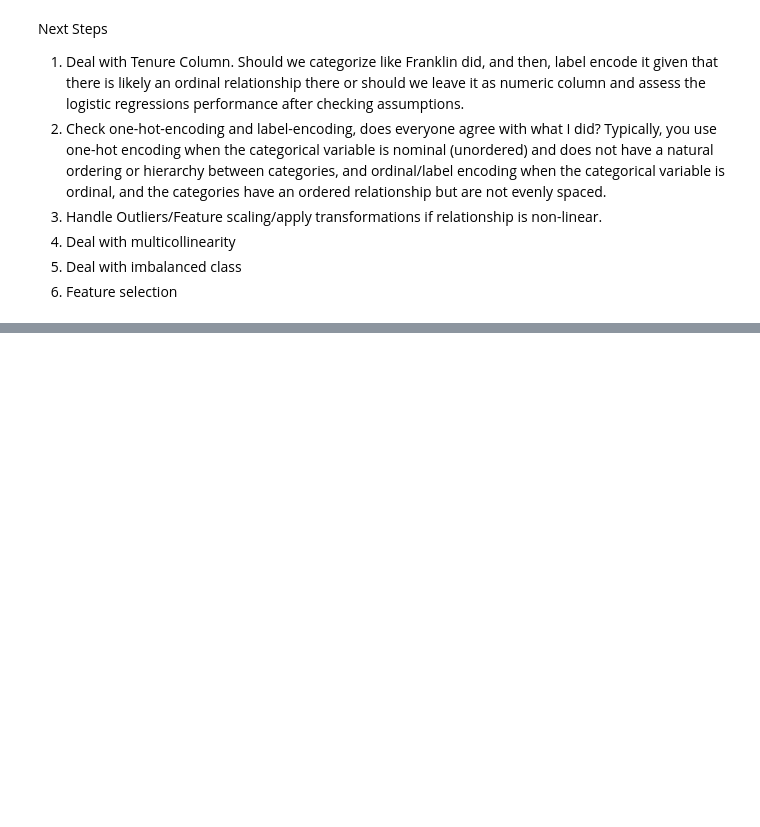
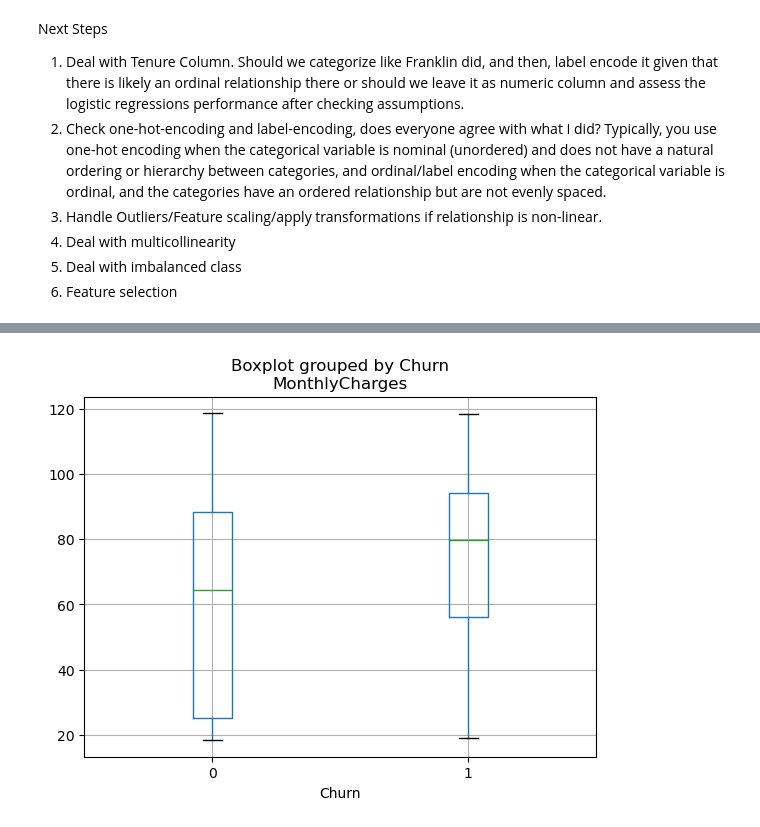
Before and after one commit to franklinjtan/Teleco-Churn-Management-Dashboard, a Jupyter notebook: code/Telecom_EDA_Feature_Engineering.ipynb, the cells around one changed output, grey strips where cells are left out. Saved outputs shown, nothing was run; the diff lists cells and outputs as text; code cells hidden in the pictures; blank space fills up the shorter version.

```diff
--- a/code/Telecom_EDA_Feature_Engineering.ipynb
+++ b/code/Telecom_EDA_Feature_Engineering.ipynb
@@ -490,0 +533,17 @@ Next Steps
+# %%
+from sklearn.preprocessing import OrdinalEncoder
+
+# Create an instance of OrdinalEncoder
+encoder = OrdinalEncoder(categories=[["0-12", "13-24", "25-36", "37-48", "48+"]])
+
+# Fit the encoder to the data and transform the "tenure_segment" column
+encoded_data = encoder.fit_transform(df2[['tenure_segment']])
+
+# Replace the original "tenure" column with the encoded values
+df2['tenure_segment_encoded'] = encoded_data
+# %%
+# Drop tenure
+df2 = df2.drop(columns='tenure', axis = 1)
+# %%
+# Drop tenure_segment
+df2 = df2.drop(columns='tenure_segment', axis=1)
@@ -490,0 +571,24 @@ Next Steps
+# %%
+## One-Hot Encoding for Nominal Categorical Variables
+from sklearn.preprocessing import OneHotEncoder
+
+# Create an instance of the OneHotEncoder
+encoder2 = OneHotEncoder()
+
+# Nominal Variables to Select
+nominal_cols2 = ['PaymentMethod_Bank transfer (automatic)',
+                'PaymentMethod_Credit card (automatic)',
+                'PaymentMethod_Electronic check',
+                'PaymentMethod_Mailed check'
+               ]
+
+# Fit and transform the data using the encoder
+one_hot_encoded2 = encoder2.fit_transform(df2[nominal_cols2])
+
+# Convert the ecoded data to a Dataframe
+one_hot_encoded_df2 = pd.DataFrame(one_hot_encoded2.toarray(), columns=encoder2.get_feature_names_out(nominal_cols2))
+
+# Concatenate the encoded DataFrame with the original DataFrame
+df2 = pd.concat([df2, one_hot_encoded_df2], axis=1)
+df2 = df2.drop(columns=nominal_cols2, axis=1)
+df2.info()
@@ -490,0 +613,5 @@ Next Steps
+# %%
+df2.boxplot(column='MonthlyCharges', by='Churn')
+plt.show()
+# %% [output]
+[figure, added]
```
Also changed, not shown: parts of 14 cells of this notebook, 1 other file.
